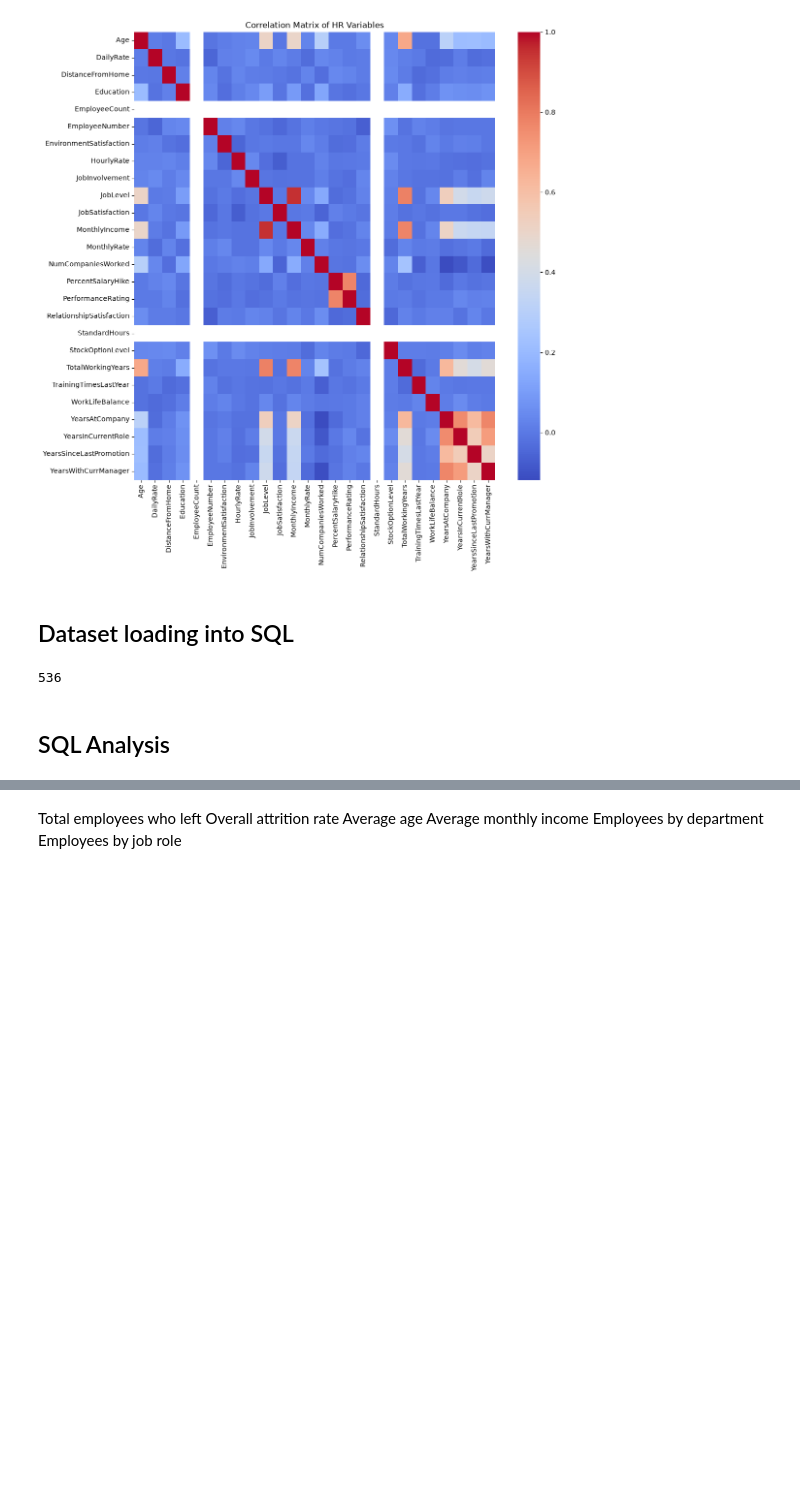
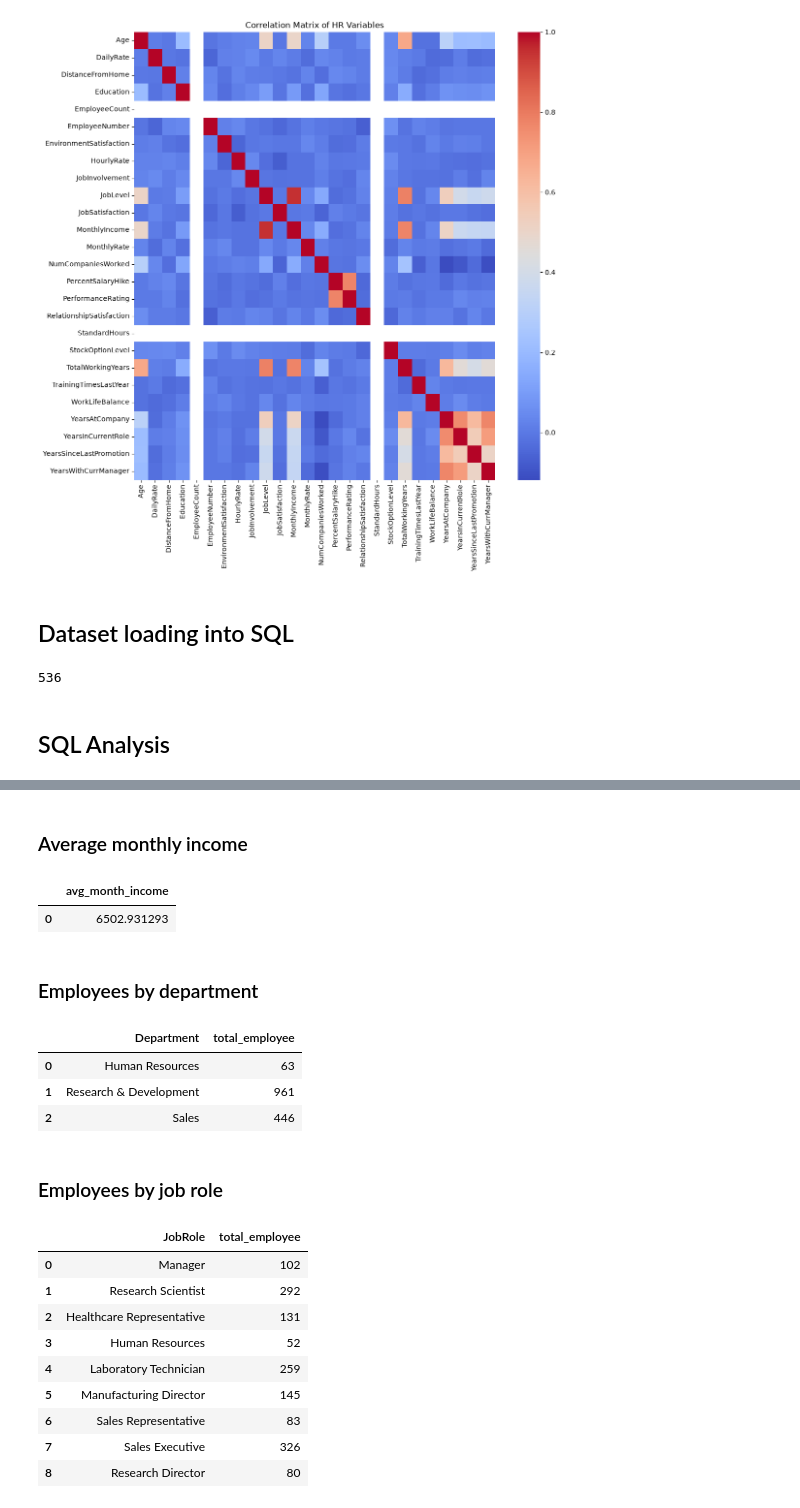
Before and after one commit to subash28-web/HR-Employee-Attrition-Analytics, a Jupyter notebook: HR_Employee_Attrition_Analytics.ipynb, the cells around one changed output, grey strips where cells are left out. Drawn from its saved outputs; the diff is of its cells as text; code cells hidden in the pictures; blank space fills up the shorter version.

```diff
--- a/HR_Employee_Attrition_Analytics.ipynb
+++ b/HR_Employee_Attrition_Analytics.ipynb
@@ -708,8 +757,42 @@ query=
+# %% [markdown]
+### Average monthly income
+# %%
+query5="""select AVG("MonthlyIncome") as avg_month_income from employee"""
+
+avg_income=pd.read_sql(query5,engine)
+avg_income
+# %% [output]
+|  | avg_month_income |
+| 0 | 6502.931293 |
+# %% [markdown]
+### Employees by department
+# %%
+query6="""select "Department",COUNT("EmployeeNumber") as total_employee from employee
+group by "Department";"""
+
+dept=pd.read_sql(query6,engine)
+dept
+# %% [output]
+|  | Department | total_employee |
+| 0 | Human Resources | 63 |
+| 1 | Research & Development | 961 |
+| 2 | Sales | 446 |
 # %% [markdown]
-
-Total employees who left
-Overall attrition rate
-Average age
-Average monthly income
-Employees by department
-Employees by job role
+### Employees by job role
+# %%
+query7="""select "JobRole",COUNT("EmployeeNumber") as total_employee from employee
+group by "JobRole";"""
+
+job=pd.read_sql(query7,engine)
+job
+# %% [output]
+|  | JobRole | total_employee |
+| 0 | Manager | 102 |
+| 1 | Research Scientist | 292 |
+| 2 | Healthcare Representative | 131 |
+| 3 | Human Resources | 52 |
+| 4 | Laboratory Technician | 259 |
+| 5 | Manufacturing Director | 145 |
+| 6 | Sales Representative | 83 |
+| 7 | Sales Executive | 326 |
+| 8 | Research Director | 80 |
```
Also changed, not shown: parts of 48 cells of this notebook.
